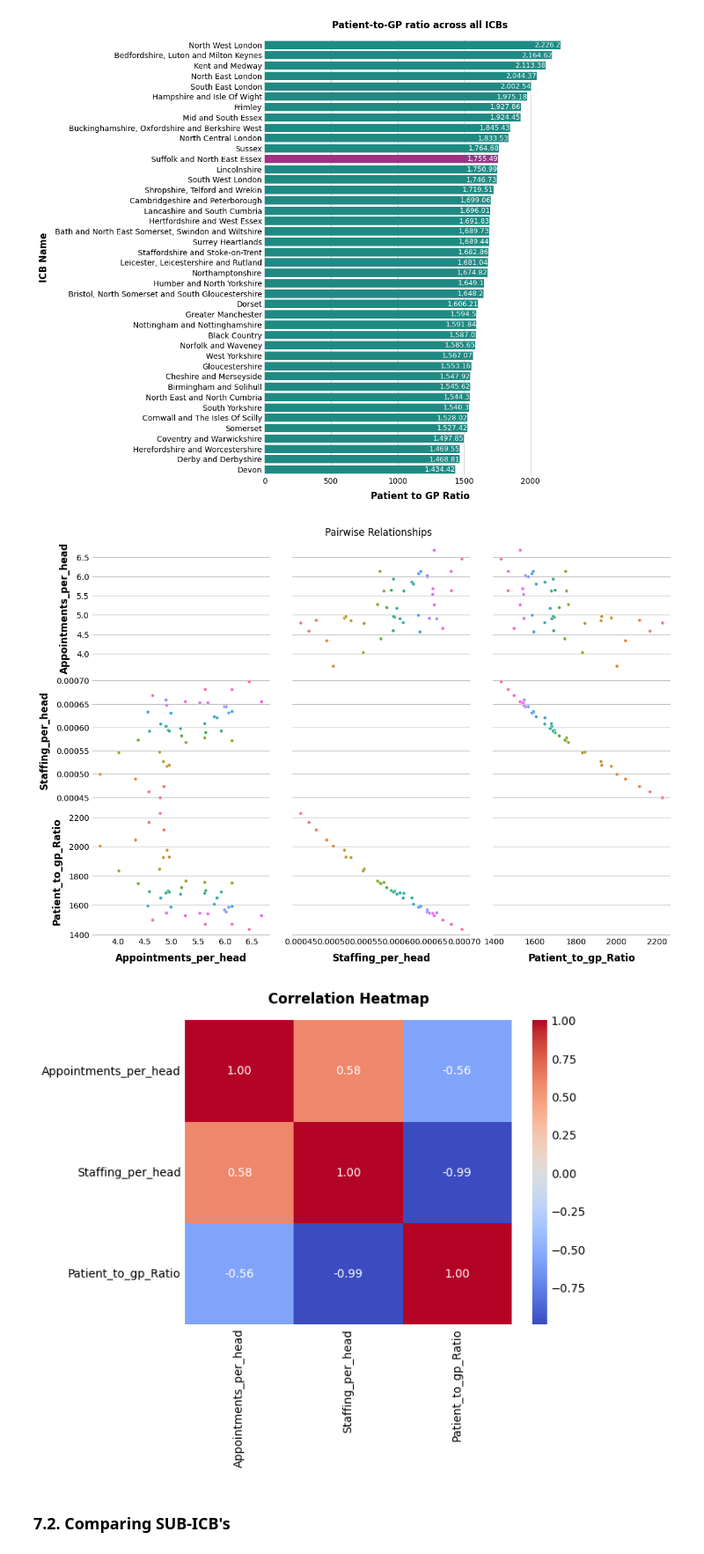
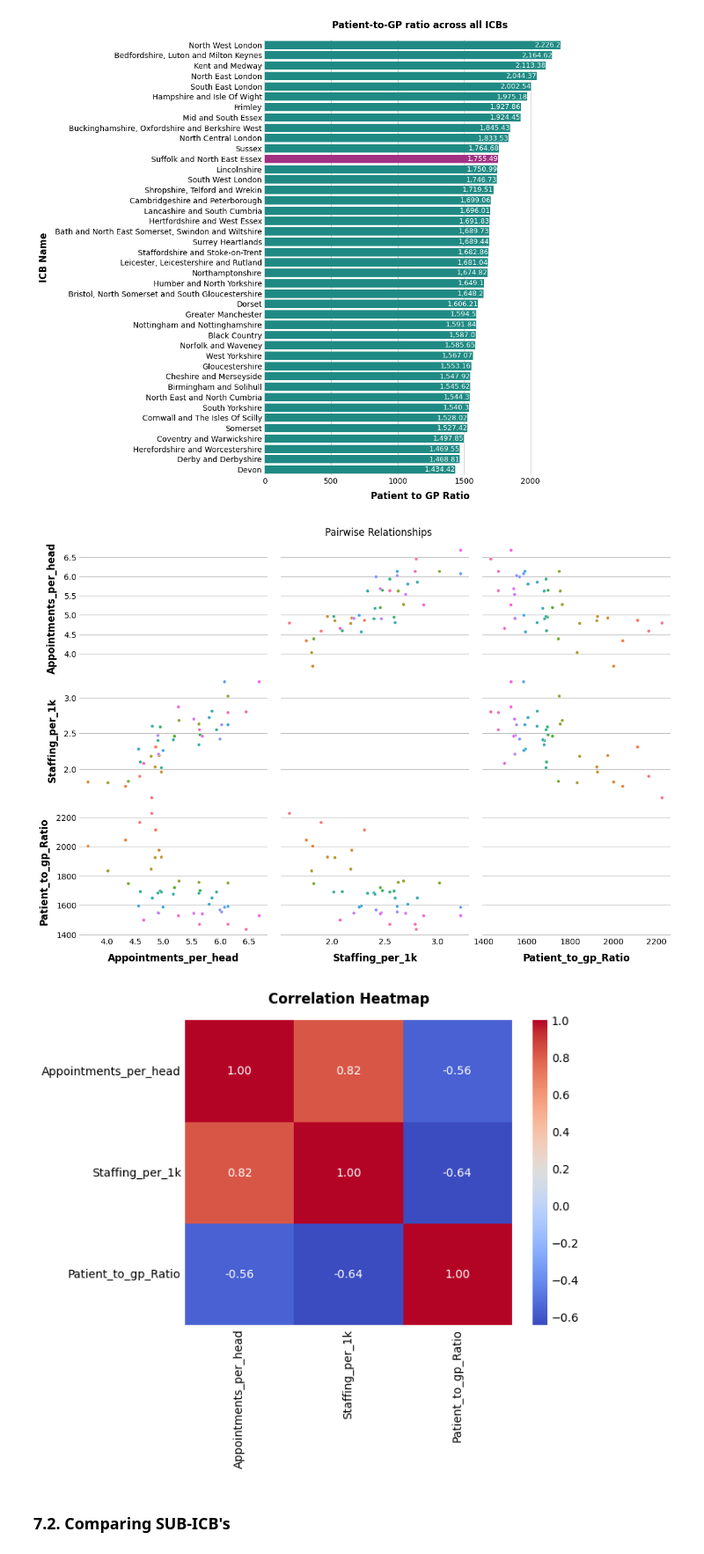
Before and after one commit to Norfolk-Suffolk-ICS/PrimaryCareDemandAndCapacity, a Jupyter notebook: notebooks/2e_Appointments_vs_staffing.ipynb, the cells around one changed output. Shown at 88% size. Cells and saved outputs as stored; diff of their text form; code cells hidden in the pictures.

```diff
--- a/notebooks/2e_Appointments_vs_staffing.ipynb
+++ b/notebooks/2e_Appointments_vs_staffing.ipynb
@@ -209,12 +205,18 @@ appointments_df
 # %% [markdown]
 ## 4. Merging the datasets and Calculating Ratios
 # %%
+# Adding all staff type FTE for a combined FTE
+combined_fte_df = workforce_df.groupby(['SUB_ICB_CODE']).sum()
+
+# Merging all the datasets together
 appointments_vs_staffing_df = pd.merge(patients_df, appointments_df, on='SUB_ICB_CODE', how='inner')
 appointments_vs_staffing_df = pd.merge(appointments_vs_staffing_df, workforce_df, on='SUB_ICB_CODE', how='right')
+appointments_vs_staffing_df = pd.merge(appointments_vs_staffing_df, combined_fte_df, on='SUB_ICB_CODE', how='left').drop(columns=('STAFF_GROUP_y')).rename(columns=({'FTE_y':'Combined Staff FTE','FTE_x':'FTE','STAFF_GROUP_x' : 'STAFF_GROUP'}))
 
 # Calculating Ratios
 appointments_vs_staffing_df['Appointments_per_head'] = (appointments_vs_staffing_df['COUNT_OF_APPOINTMENTS'] / appointments_vs_staffing_df['NUMBER_OF_PATIENTS']).round(2)
-appointments_vs_staffing_df['Staffing_per_head'] = appointments_vs_staffing_df['FTE'] / appointments_vs_staffing_df['NUMBER_OF_PATIENTS']
+# QUESTION --> adding FTE of all 4 staff group and divide that FTE by number of patients to get stafing per head ?
+appointments_vs_staffing_df['Staffing_per_1k'] = ((appointments_vs_staffing_df['Combined Staff FTE'] / appointments_vs_staffing_df['NUMBER_OF_PATIENTS']) * 1000).round(2)
 appointments_vs_staffing_df['Patient_to_gp_Ratio'] = (appointments_vs_staffing_df['NUMBER_OF_PATIENTS'] / appointments_vs_staffing_df['FTE']).round(2)
 
 # Filtering STAFF_GROUP to only GP
@@ -396,9 +403,7 @@ strong multicollinearity or other numerical problems.
 # %% [markdown]
 ### 7.1. Comparing ICB'S
 # %%
-appointments_vs_staffing_icb = pd.merge(appointments_vs_staffing_gp_df, icb_name_code_match, on='SUB_ICB_CODE', how='left').drop(columns=['SUB_ICB_CODE','ONS_CODE','NUMBER_OF_PATIENTS','COUNT_OF_APPOINTMENTS','STAFF_GROUP','FTE','ICB_CODE','SUB_ICB_NAME'])
-appointments_vs_staffing_icb = appointments_vs_staffing_icb.groupby(['ICB_NAME']).mean().sort_values(by='Patient_to_gp_Ratio', ascending=False).reset_index()
-appointments_vs_staffing_icb['Appointments_per_head'] = appointments_vs_staffing_icb['Appointments_per_head'].round(2)
-appointments_vs_staffing_icb['Patient_to_gp_Ratio'] = appointments_vs_staffing_icb['Patient_to_gp_Ratio'].round(2)
+appointments_vs_staffing_icb = pd.merge(appointments_vs_staffing_gp_df, icb_name_code_match, on='SUB_ICB_CODE', how='left').drop(columns=['SUB_ICB_CODE','ONS_CODE','NUMBER_OF_PATIENTS','COUNT_OF_APPOINTMENTS','STAFF_GROUP','FTE','ICB_CODE','SUB_ICB_NAME','Combined Staff FTE'])
+appointments_vs_staffing_icb = appointments_vs_staffing_icb.groupby(['ICB_NAME']).mean().sort_values(by='Patient_to_gp_Ratio', ascending=False).round(2).reset_index()
 appointments_vs_staffing_icb
 # %% [output]
@@ -439,22 +444,22 @@ plt.show()
 [figure]
 # %%
 # Pairplot for pairwise relationships
-pairplot = sns.pairplot(appointments_vs_staffing_icb, vars=['Appointments_per_head', 'Staffing_per_head', 'Patient_to_gp_Ratio'], hue='ICB_NAME', diag_kind='kde', plot_kws={'legend': False}, aspect=1.5)
+pairplot = sns.pairplot(appointments_vs_staffing_icb, vars=['Appointments_per_head', 'Staffing_per_1k', 'Patient_to_gp_Ratio'], hue='ICB_NAME', diag_kind='kde', plot_kws={'legend': False}, aspect=1.5)
 pairplot._legend.remove()
 plt.suptitle("Pairwise Relationships", y=1.02)
 plt.show()
 # %% [output]
-[figure, old version]
+[figure, new version]
 # %%
 # Compute correlation matrix
-corr = appointments_vs_staffing_icb[['Appointments_per_head', 'Staffing_per_head', 'Patient_to_gp_Ratio']].corr()
+corr = appointments_vs_staffing_icb[['Appointments_per_head', 'Staffing_per_1k', 'Patient_to_gp_Ratio']].corr()
 
 # Heatmap
 sns.heatmap(corr, annot=True, cmap='coolwarm', fmt=".2f")
 plt.title("Correlation Heatmap")
 plt.show()
 # %% [output]
-[figure, old version]
+[figure, new version]
 # %% [markdown]
 ### 7.2. Comparing SUB-ICB's
 # %%
```
Also changed, not shown: parts of 17 cells of this notebook, 1 other file.
